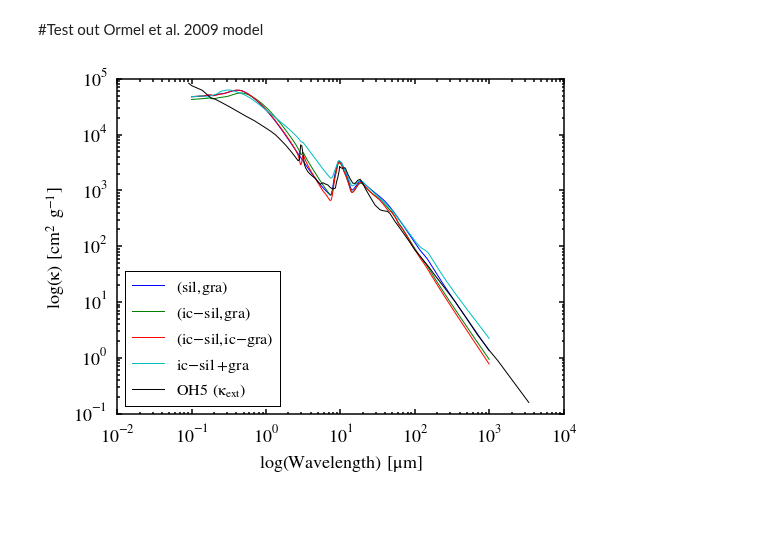
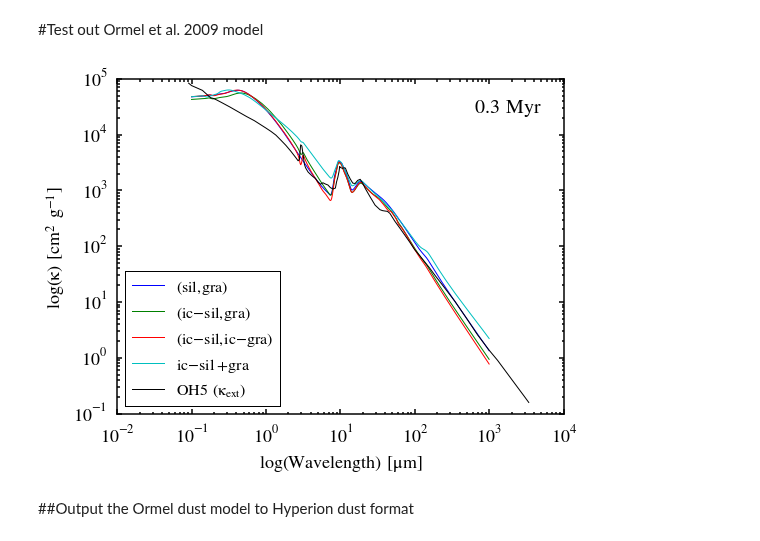
Before and after one commit to yaolun/misc, a Jupyter notebook: dust_opacity_stuff.ipynb, the cells around one changed output. Cells and saved outputs as stored; diff of their text form; code cells hidden in the pictures; blank space fills up the shorter version.

```diff
--- a/dust_opacity_stuff.ipynb
+++ b/dust_opacity_stuff.ipynb
@@ -69,7 +69,7 @@ def opac_file(age_ind, model='(ic-sil,ic-gra)'):
     # read in Ormel et al. 2011
     dust_ormel = ascii.read('/Users/yaolun/Copy/dust_model/Ormel2011/'+model+str(age_ind)+'opc.txt',\
                             header_start=None, names=['lambda','kappa-ext','kappa-sca','kappa-back','gsca'])
-    return dust_ormel
+    return dust_ormel, model+str(age_ind)+'opc'
 # %%
 import numpy as np
 import matplotlib.pyplot as plt
@@ -87,23 +87,27 @@ dust_oh5 = ascii.read('/Users/yaolun/Copy/dust_model/Dust_OH5_Evans_Shirley/oh5_
 # %%
 fig = plt.figure(figsize=(8,6))
 ax = fig.add_subplot(111)
-
+time_label = [r'$\rm{30\,kyr}$',r'$\rm{0.1\,Myr}$',r'$\rm{0.3\,Myr}$',r'$\rm{1\,Myr}$',r'$\rm{3\,Myr}$',r'$\rm{10\,Myr}$']
+time = 3
 for mod in ['(sil,gra)','(ic-sil,gra)','(ic-sil,ic-gra)','ic-sil+gra']:
-    ormel_dum = opac_file(3, model=mod)
+    ormel_dum, modelname_dum = opac_file(time, model=mod)
     ax.plot(ormel_dum['lambda']*1e4, ormel_dum['kappa-ext'],'-', label=r'$\rm{'+mod+'}$')
 # ax.plot(dust_ormel_03my['lambda']*1e4, dust_ormel_03my['kappa-ext'],'-', color='k', label=r'$\rm{O09-0.3Myr\,(\kappa_{ext})}$')
 # ax.plot(dust_ormel['lambda']*1e4, dust_ormel['kappa-sca'],'--', color='b', label=r'$\rm{O09\,(\kappa_{sca})}$')
 ax.plot(c/dust_oh5['nu']*1e4, dust_oh5['chi'], '-', color='k', label=r'$\rm{OH5\,(\kappa_{ext})}$')
 # ax.plot(c/dust_oh5['nu']*1e4, dust_oh5['albedo'])
 ax.set_yscale('log')
 ax.set_xscale('log')
 ax.legend(loc='lower left', numpoints=1,fontsize=16)
+ax.text(0.8,0.9, time_label[time-1], transform=ax.transAxes, fontsize=20)
 
 ax.set_xlabel(r'$\rm{log(Wavelength)\,[\mu m]}$', fontsize=18)
 ax.set_ylabel(r'$\rm{log(\kappa)\,[cm^{2}\,g^{-1}]}$', fontsize=18)
 [ax.spines[axis].set_linewidth(1.5) for axis in ['top','bottom','left','right']]
 ax.minorticks_on()
 ax.tick_params('both',labelsize=18,width=1.5,which='major',pad=10,length=5)
 ax.tick_params('both',labelsize=18,width=1.5,which='minor',pad=10,length=2.5)
 # %% [output]
-[figure, old version]
+[figure, new version]
+# %% [markdown]
+##Output the Ormel dust model to Hyperion dust format
```
Also changed, not shown: parts of 1 cell of this notebook, 5 other files.
